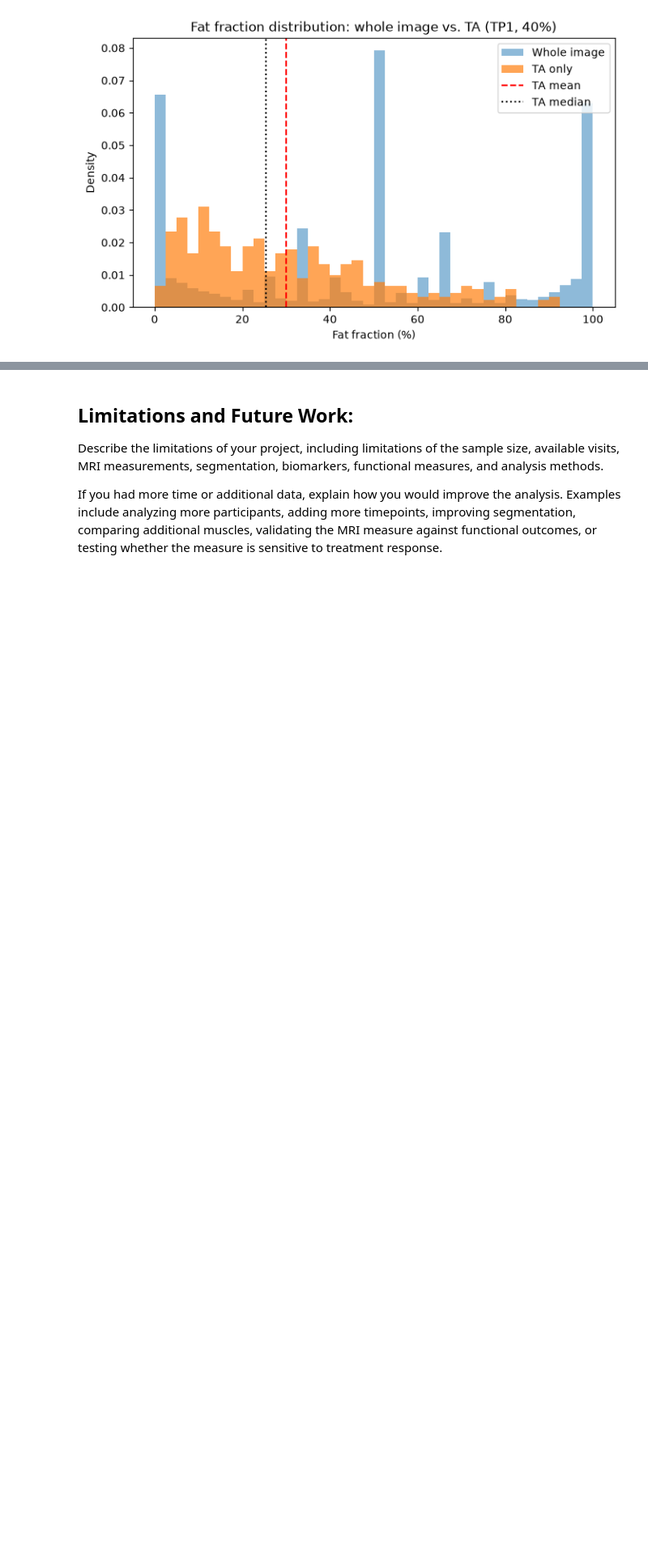
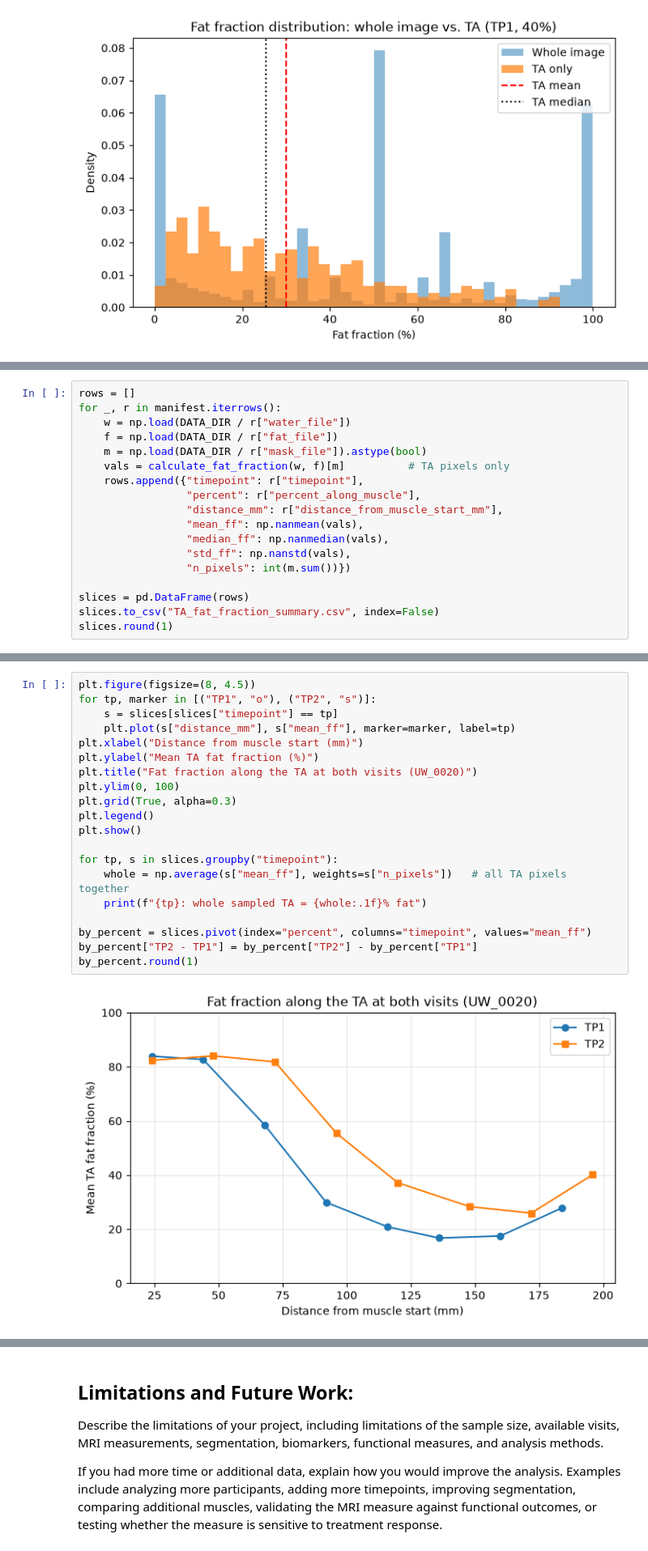
Before and after one commit to IliyaSomov-code/Module-2-Collab, a Jupyter notebook: FSHD_IliyaMakayla_Project.ipynb, the cells around one changed output, grey strips where cells are left out. Shown at 81% size. Drawn from its saved outputs; the diff is of its cells as text; blank space fills up the shorter version.

```diff
--- a/FSHD_IliyaMakayla_Project.ipynb
+++ b/FSHD_IliyaMakayla_Project.ipynb
@@ -285,0 +313,18 @@ plt.show()
+# %%
+rows = []
+for _, r in manifest.iterrows():
+    w = np.load(DATA_DIR / r["water_file"])
+    f = np.load(DATA_DIR / r["fat_file"])
+    m = np.load(DATA_DIR / r["mask_file"]).astype(bool)
+    vals = calculate_fat_fraction(w, f)[m]          # TA pixels only
+    rows.append({"timepoint": r["timepoint"],
+                 "percent": r["percent_along_muscle"],
+                 "distance_mm": r["distance_from_muscle_start_mm"],
+                 "mean_ff": np.nanmean(vals),
+                 "median_ff": np.nanmedian(vals),
+                 "std_ff": np.nanstd(vals),
+                 "n_pixels": int(m.sum())})
+
+slices = pd.DataFrame(rows)
+slices.to_csv("TA_fat_fraction_summary.csv", index=False)
+slices.round(1)
@@ -285,0 +349,22 @@ plt.show()
+# %%
+plt.figure(figsize=(8, 4.5))
+for tp, marker in [("TP1", "o"), ("TP2", "s")]:
+    s = slices[slices["timepoint"] == tp]
+    plt.plot(s["distance_mm"], s["mean_ff"], marker=marker, label=tp)
+plt.xlabel("Distance from muscle start (mm)")
+plt.ylabel("Mean TA fat fraction (%)")
+plt.title("Fat fraction along the TA at both visits (UW_0020)")
+plt.ylim(0, 100)
+plt.grid(True, alpha=0.3)
+plt.legend()
+plt.show()
+
+for tp, s in slices.groupby("timepoint"):
+    whole = np.average(s["mean_ff"], weights=s["n_pixels"])   # all TA pixels together
+    print(f"{tp}: whole sampled TA = {whole:.1f}% fat")
+
+by_percent = slices.pivot(index="percent", columns="timepoint", values="mean_ff")
+by_percent["TP2 - TP1"] = by_percent["TP2"] - by_percent["TP1"]
+by_percent.round(1)
+# %% [output]
+[figure, added]
```
Also changed, not shown: parts of 8 cells of this notebook, 1 other file.
